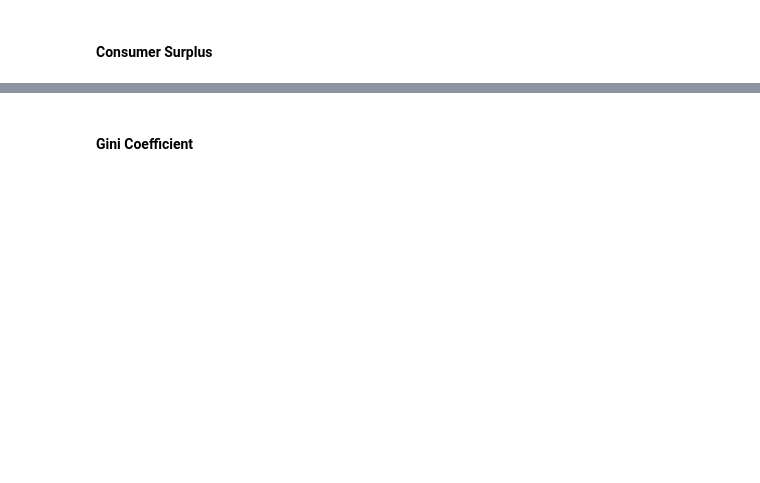
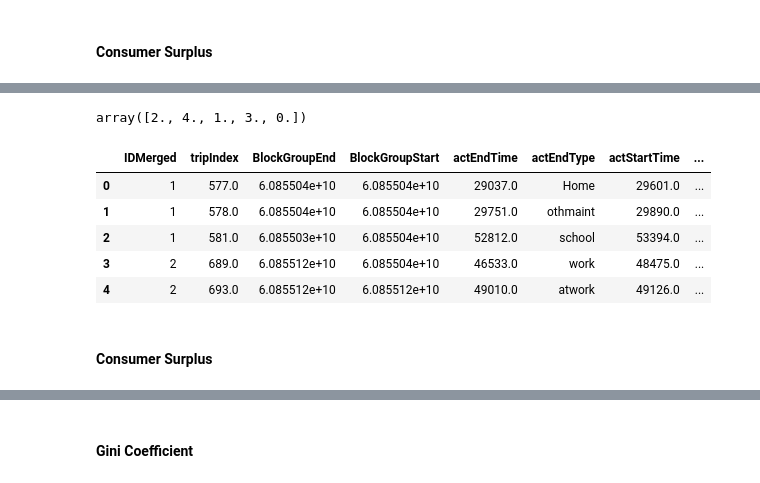
Before and after one commit to LBNL-UCB-STI/beam-core-analysis, a Jupyter notebook: Users/Nazanin/INEXUS_Plots.ipynb, the cells around one changed output, grey strips where cells are left out. Cells and saved outputs as stored; diff of their text form; code cells hidden in the pictures; blank space fills up the shorter version.

```diff
--- a/Users/Nazanin/INEXUS_Plots.ipynb
+++ b/Users/Nazanin/INEXUS_Plots.ipynb
@@ -51,0 +191,24 @@ sf_stacked_tr_fr['sum_realized'] = sf_stacked_tr_fr.groupby(["lever_position"])[
+# %%
+# Add the mandatory category column
+mandatory = ['work' , 'univ', 'school']
+sf_baseline_2018['mandatoryCat'] = np.where((sf_baseline_2018.actEndType.isin(mandatory)) & (sf_baseline_2018.actStartType.isin(mandatory)), 'from_M_to_M' , None)
+# %%
+sf_baseline_2018['mandatoryCat'] = np.where((sf_baseline_2018.actEndType == 'Home') & (sf_baseline_2018.actStartType.isin(mandatory)), 'from_H_to_M' , sf_baseline_2018['mandatoryCat'])
+# %%
+sf_baseline_2018['mandatoryCat'] = np.where((sf_baseline_2018.actEndType.isin(mandatory)) & (sf_baseline_2018.actStartType == "Home"), 'from_M_to_H' , sf_baseline_2018['mandatoryCat'])
+# %%
+# Add car no-car column
+sf_baseline_2018['car_ownership'] = np.where((sf_baseline_2018.VEH.isin(mandatory)) & (sf_baseline_2018.actStartType.isin(mandatory)), 'from_M_to_M' , None)
+# %%
+sf_baseline_2018.auto_ownership.unique()
+# %% [output]
+array([2., 4., 1., 3., 0.])
+# %%
+sf_baseline_2018.head()
+# %% [output]
+|  | IDMerged | tripIndex | BlockGroupEnd | BlockGroupStart | actEndTime | actEndType | actStartTime | ... |
+| 0 | 1 | 577.0 | 6.085504e+10 | 6.085504e+10 | 29037.0 | Home | 29601.0 | ... |
+| 1 | 1 | 578.0 | 6.085504e+10 | 6.085504e+10 | 29751.0 | othmaint | 29890.0 | ... |
+| 2 | 1 | 581.0 | 6.085503e+10 | 6.085504e+10 | 52812.0 | school | 53394.0 | ... |
+| 3 | 2 | 689.0 | 6.085512e+10 | 6.085504e+10 | 46533.0 | work | 48475.0 | ... |
+| 4 | 2 | 693.0 | 6.085512e+10 | 6.085512e+10 | 49010.0 | atwork | 49126.0 | ... |
@@ -51,0 +233,2 @@ sf_stacked_tr_fr['sum_realized'] = sf_stacked_tr_fr.groupby(["lever_position"])[
+# %% [markdown]
+#### Consumer Surplus
```
Also changed, not shown: parts of 91 cells of this notebook, 1 other file.
